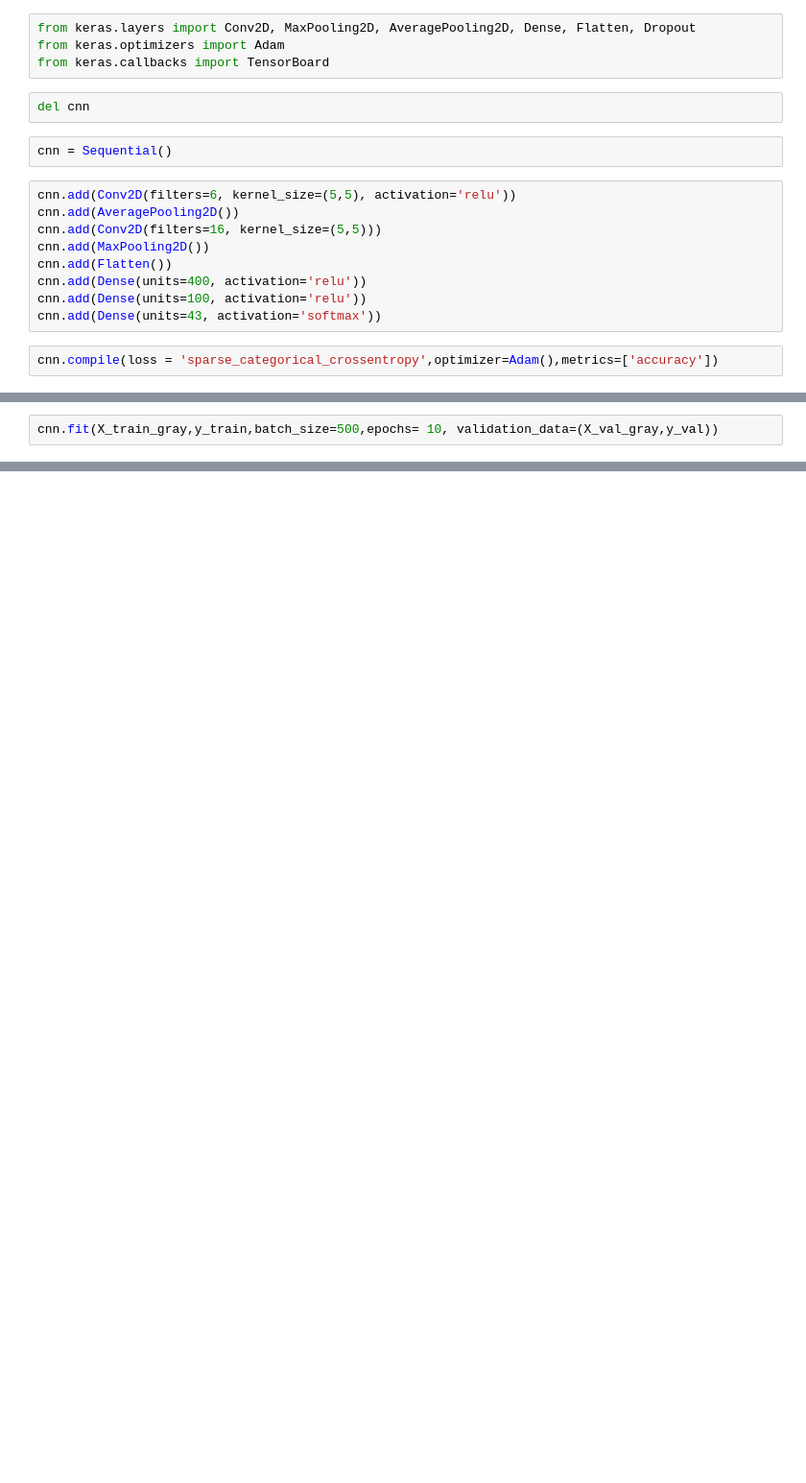
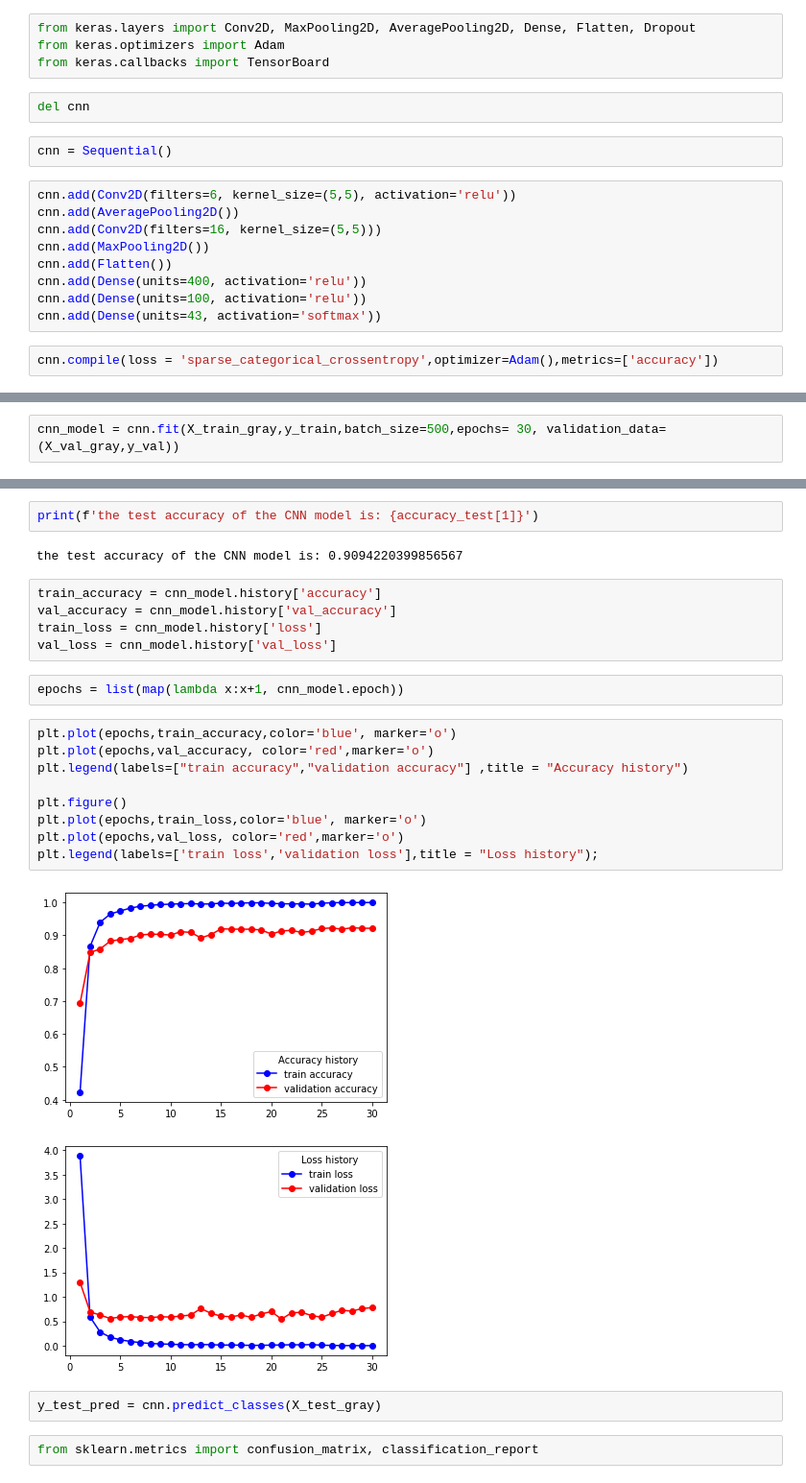
Before and after one commit to hamednasr/Traffic-Sign-Clasification, a Jupyter notebook: Traffic Signal Classification my code.ipynb, the cells around one changed output, grey strips where cells are left out. Shown at 96% size. Drawn from its saved outputs; the diff is of its cells as text; blank space fills up the shorter version.

Commit message:
model evaluated

```diff
--- a/Traffic Signal Classification my code.ipynb
+++ b/Traffic Signal Classification my code.ipynb
@@ -165,3 +168,3 @@ X_val_gray = X_val_gray.reshape(4410,32,32,1)
 # %%
-cnn.fit(X_train_gray,y_train,batch_size=500,epochs= 10, validation_data=(X_val_gray,y_val))
+cnn_model = cnn.fit(X_train_gray,y_train,batch_size=500,epochs= 30, validation_data=(X_val_gray,y_val))
 # %% [output]
@@ -185,0 +192,27 @@ Epoch 10/10
+# %%
+print(f'the test accuracy of the CNN model is: {accuracy_test[1]}')
+# %% [output]
+the test accuracy of the CNN model is: 0.9094220399856567
+# %%
+train_accuracy = cnn_model.history['accuracy']
+val_accuracy = cnn_model.history['val_accuracy']
+train_loss = cnn_model.history['loss']
+val_loss = cnn_model.history['val_loss']
+# %%
+epochs = list(map(lambda x:x+1, cnn_model.epoch))
+# %%
+plt.plot(epochs,train_accuracy,color='blue', marker='o')
+plt.plot(epochs,val_accuracy, color='red',marker='o')
+plt.legend(labels=["train accuracy","validation accuracy"] ,title = "Accuracy history")
+
+plt.figure()
+plt.plot(epochs,train_loss,color='blue', marker='o')
+plt.plot(epochs,val_loss, color='red',marker='o')
+plt.legend(labels=['train loss','validation loss'],title = "Loss history");
+# %% [output]
+[figure, added]
+[figure, added]
+# %%
+y_test_pred = cnn.predict_classes(X_test_gray)
+# %%
+from sklearn.metrics import confusion_matrix, classification_report
```
Also changed, not shown: parts of 8 cells of this notebook.
